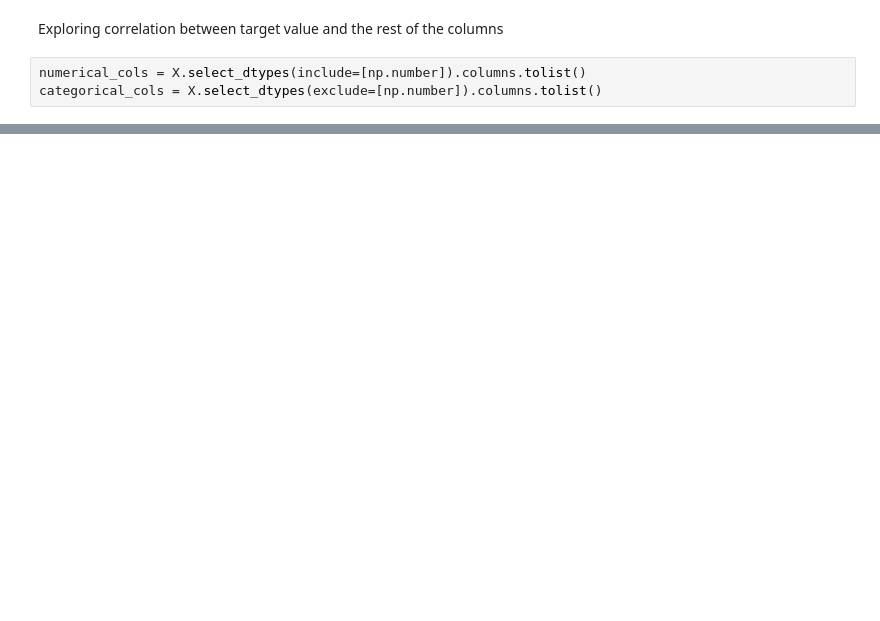
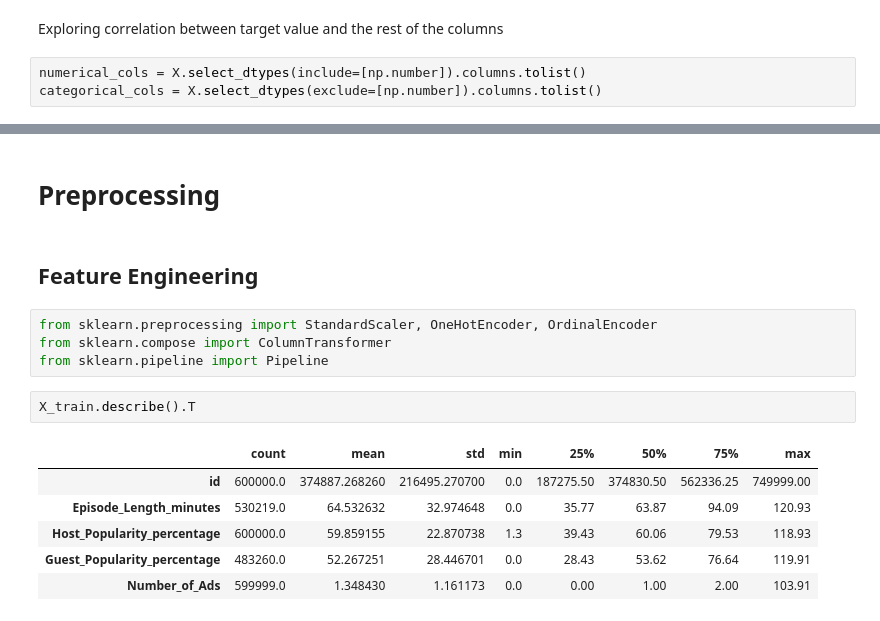
Before and after one commit to MrIsCM/Kaggle-Play-Ground-Series, a Jupyter notebook: S5E4/main.ipynb, the cells around one changed output, grey strips where cells are left out. Cells and saved outputs as stored; diff of their text form; blank space fills up the shorter version.

```diff
--- a/S5E4/main.ipynb
+++ b/S5E4/main.ipynb
@@ -82,3 +139,20 @@ X_val.drop(columns = 'id', inplace=True)
+# %% [markdown]
+# Preprocessing
+# %% [markdown]
+## Feature Engineering
+# %%
+from sklearn.preprocessing import StandardScaler, OneHotEncoder, OrdinalEncoder
+from sklearn.compose import ColumnTransformer
+from sklearn.pipeline import Pipeline
+# %%
+X_train.describe().T
+# %% [output]
+|  | count | mean | std | min | 25% | 50% | 75% | max |
+| id | 600000.0 | 374887.268260 | 216495.270700 | 0.0 | 187275.50 | 374830.50 | 562336.25 | 749999.00 |
+| Episode_Length_minutes | 530219.0 | 64.532632 | 32.974648 | 0.0 | 35.77 | 63.87 | 94.09 | 120.93 |
+| Host_Popularity_percentage | 600000.0 | 59.859155 | 22.870738 | 1.3 | 39.43 | 60.06 | 79.53 | 118.93 |
+| Guest_Popularity_percentage | 483260.0 | 52.267251 | 28.446701 | 0.0 | 28.43 | 53.62 | 76.64 | 119.91 |
+| Number_of_Ads | 599999.0 | 1.348430 | 1.161173 | 0.0 | 0.00 | 1.00 | 2.00 | 103.91 |
 # %%
 X_train.head()
 # %% [output]
```
Also changed, not shown: parts of 17 cells of this notebook.
